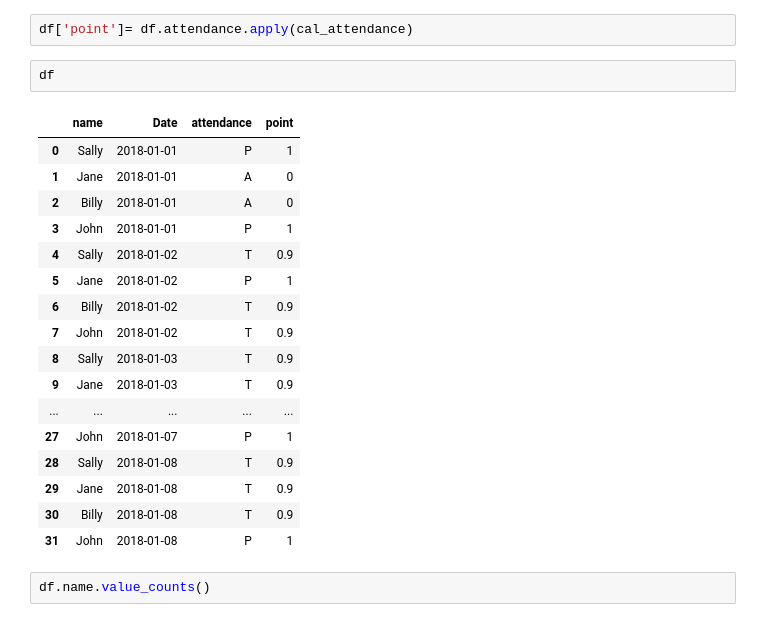
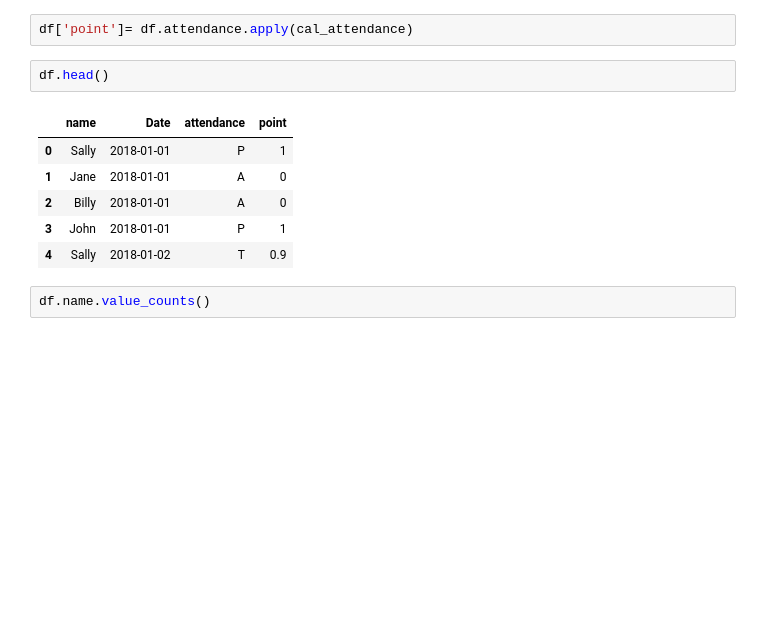
Before and after one commit to DilipBista/classification-exercise, a Jupyter notebook: tidy_data.ipynb, the cells around one changed output. Saved outputs shown, nothing was run; the diff lists cells and outputs as text; blank space fills up the shorter version.

```diff
--- a/tidy_data.ipynb
+++ b/tidy_data.ipynb
@@ -105,25 +105,14 @@ def cal_attendance(status):
 # %%
 df['point']= df.attendance.apply(cal_attendance)
 # %%
-df
+df.head()
 # %% [output]
 |  | name | Date | attendance | point |
 | 0 | Sally | 2018-01-01 | P | 1 |
 | 1 | Jane | 2018-01-01 | A | 0 |
 | 2 | Billy | 2018-01-01 | A | 0 |
 | 3 | John | 2018-01-01 | P | 1 |
 | 4 | Sally | 2018-01-02 | T | 0.9 |
-| 5 | Jane | 2018-01-02 | P | 1 |
-| 6 | Billy | 2018-01-02 | T | 0.9 |
-| 7 | John | 2018-01-02 | T | 0.9 |
-| 8 | Sally | 2018-01-03 | T | 0.9 |
-| 9 | Jane | 2018-01-03 | T | 0.9 |
-| ... | ... | ... | ... | ... |
-| 27 | John | 2018-01-07 | P | 1 |
-| 28 | Sally | 2018-01-08 | T | 0.9 |
-| 29 | Jane | 2018-01-08 | T | 0.9 |
-| 30 | Billy | 2018-01-08 | T | 0.9 |
-| 31 | John | 2018-01-08 | P | 1 |
 # %%
 df.name.value_counts()
 # %% [output]
```
Also changed, not shown: parts of 4 cells of this notebook.
